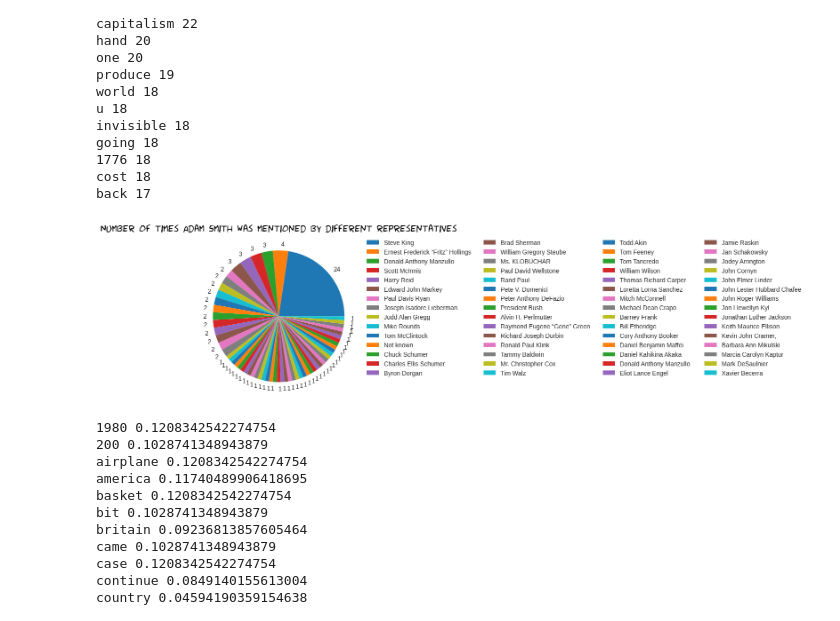
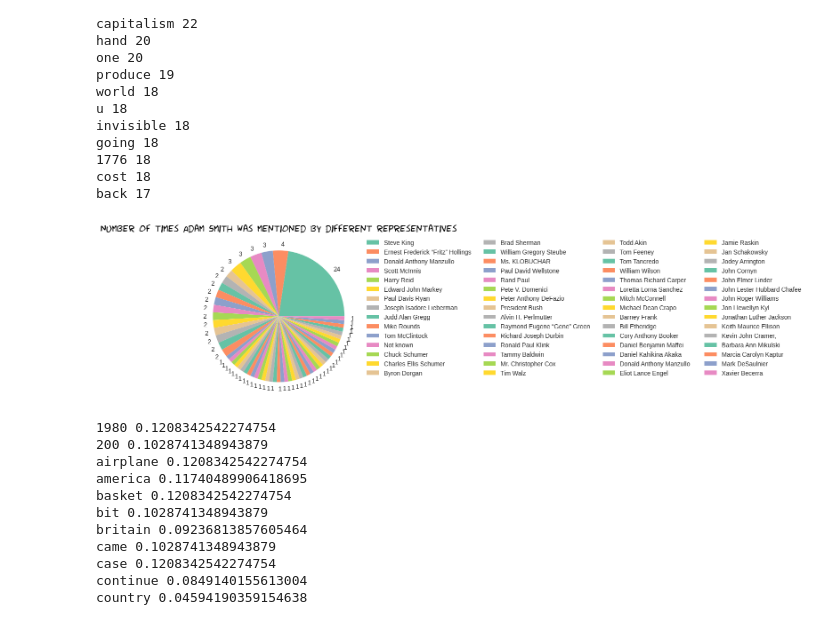
Before and after one commit to yuliiabosher/Adam_Smith_project, a Jupyter notebook: Visualisations.ipynb, the cells around one changed output. Cells and saved outputs as stored; diff of their text form; code cells hidden in the pictures.

```diff
--- a/Visualisations.ipynb
+++ b/Visualisations.ipynb
@@ -282,16 +284,16 @@ back 17
 # %%
 def create_rep_countplot(df):
   f = df.groupby('Representative')['Representative'].count().sort_values(ascending=False)
-  plt.pie(f, labels=f)
+  plt.pie(f, labels=f, colors=plt.cm.Set2.colors)
   plt.legend(f.index, bbox_to_anchor=[1.0,1.0], ncol=4)
   font = {'family':'fantasy','color':'black','size':15}
   plt.yticks(fontname="fantasy", fontsize=6)
   plt.xticks(fontname="fantasy")
   plt.title('Number of times Adam Smith was mentioned by different representatives', fontdict = font)
   plt.show()
 create_rep_countplot(df)
 # %% [output]
-[figure, old version]
+[figure, new version]
 # %%
 def calculate_weight_of_words(corpus):
   try:
```
Also changed, not shown: parts of 4 cells of this notebook.
